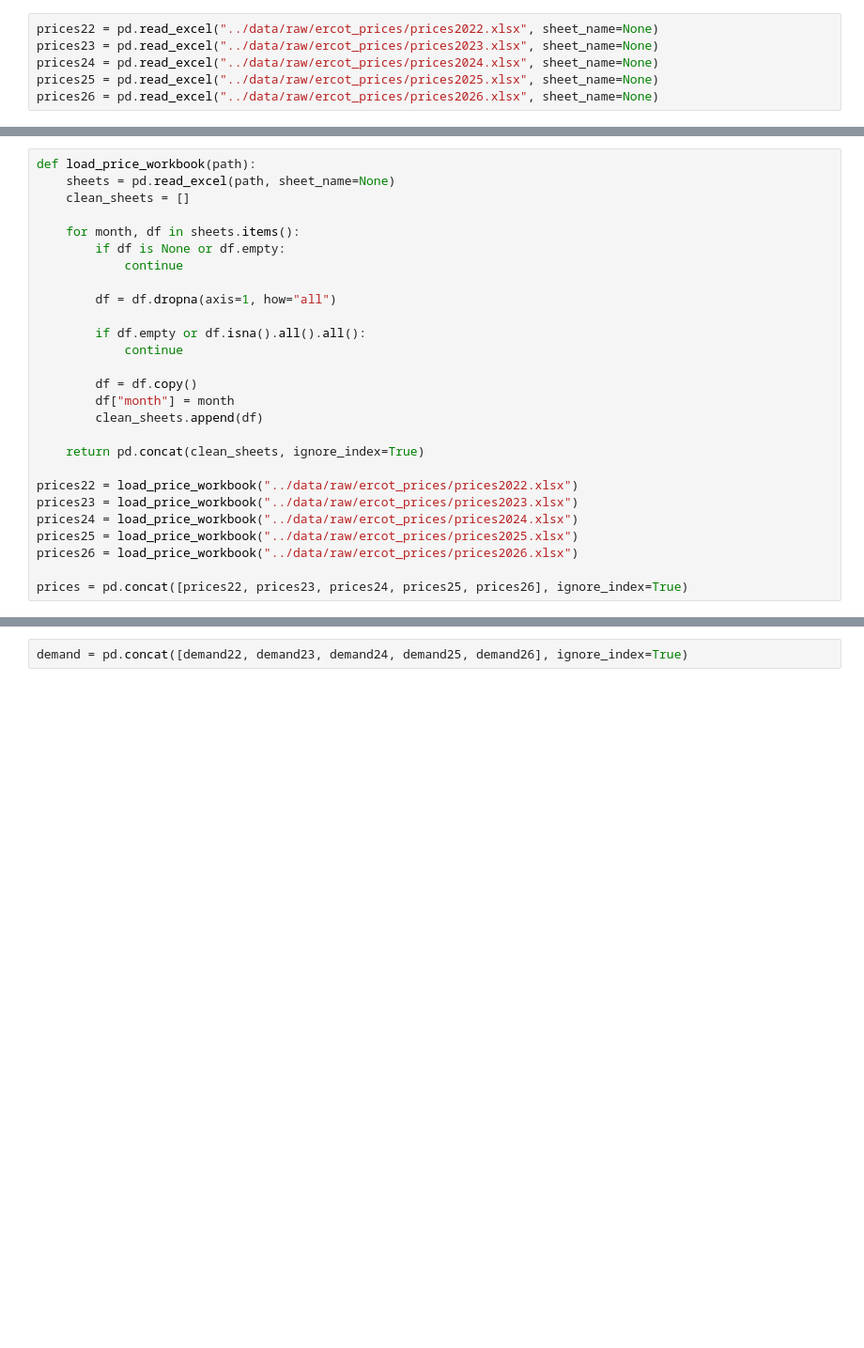
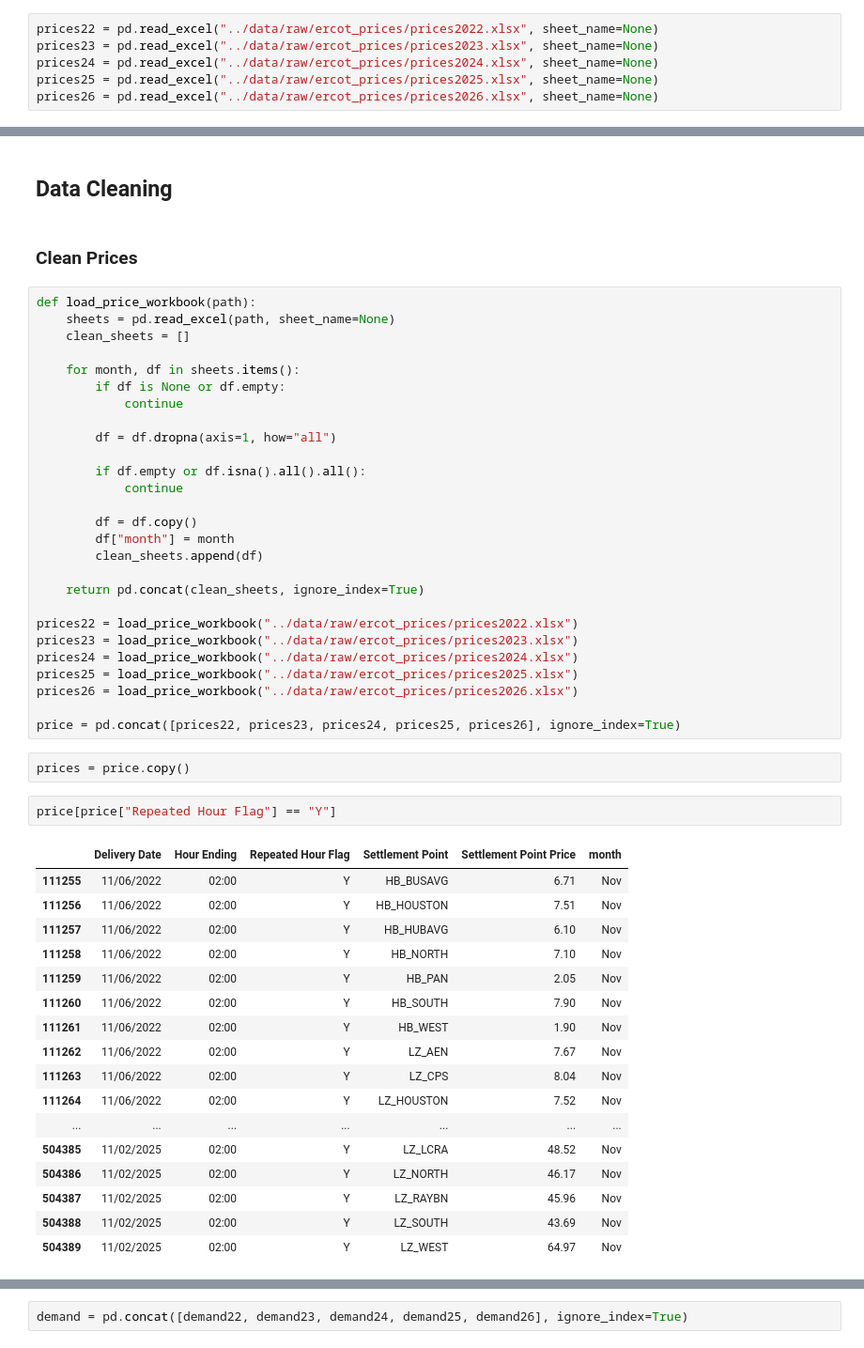
Before and after one commit to markoshea1183/batteryadoption, a Jupyter notebook: notebooks/01_data_cleaning.ipynb, the cells around one changed output, grey strips where cells are left out. Shown at 94% size. Saved outputs shown, nothing was run; the diff lists cells and outputs as text; blank space fills up the shorter version.

```diff
--- a/notebooks/01_data_cleaning.ipynb
+++ b/notebooks/01_data_cleaning.ipynb
@@ -48,3 +136,7 @@ storage_tx
+# %% [markdown]
+## Data Cleaning
+# %% [markdown]
+### Clean Prices
 # %%
 def load_price_workbook(path):
     sheets = pd.read_excel(path, sheet_name=None)
@@ -71,4 +163,26 @@ prices24 = load_price_workbook("../data/raw/ercot_prices/prices2024.xlsx")
 prices25 = load_price_workbook("../data/raw/ercot_prices/prices2025.xlsx")
 prices26 = load_price_workbook("../data/raw/ercot_prices/prices2026.xlsx")
 
-prices = pd.concat([prices22, prices23, prices24, prices25, prices26], ignore_index=True)
+price = pd.concat([prices22, prices23, prices24, prices25, prices26], ignore_index=True)
+# %%
+prices = price.copy()
+# %%
+price[price["Repeated Hour Flag"] == "Y"]
+# %% [output]
+|  | Delivery Date | Hour Ending | Repeated Hour Flag | Settlement Point | Settlement Point Price | month |
+| 111255 | 11/06/2022 | 02:00 | Y | HB_BUSAVG | 6.71 | Nov |
+| 111256 | 11/06/2022 | 02:00 | Y | HB_HOUSTON | 7.51 | Nov |
+| 111257 | 11/06/2022 | 02:00 | Y | HB_HUBAVG | 6.10 | Nov |
+| 111258 | 11/06/2022 | 02:00 | Y | HB_NORTH | 7.10 | Nov |
+| 111259 | 11/06/2022 | 02:00 | Y | HB_PAN | 2.05 | Nov |
+| 111260 | 11/06/2022 | 02:00 | Y | HB_SOUTH | 7.90 | Nov |
+| 111261 | 11/06/2022 | 02:00 | Y | HB_WEST | 1.90 | Nov |
+| 111262 | 11/06/2022 | 02:00 | Y | LZ_AEN | 7.67 | Nov |
+| 111263 | 11/06/2022 | 02:00 | Y | LZ_CPS | 8.04 | Nov |
+| 111264 | 11/06/2022 | 02:00 | Y | LZ_HOUSTON | 7.52 | Nov |
+| ... | ... | ... | ... | ... | ... | ... |
+| 504385 | 11/02/2025 | 02:00 | Y | LZ_LCRA | 48.52 | Nov |
+| 504386 | 11/02/2025 | 02:00 | Y | LZ_NORTH | 46.17 | Nov |
+| 504387 | 11/02/2025 | 02:00 | Y | LZ_RAYBN | 45.96 | Nov |
+| 504388 | 11/02/2025 | 02:00 | Y | LZ_SOUTH | 43.69 | Nov |
+| 504389 | 11/02/2025 | 02:00 | Y | LZ_WEST | 64.97 | Nov |
```
Also changed, not shown: parts of 25 cells of this notebook, 8 other files.
